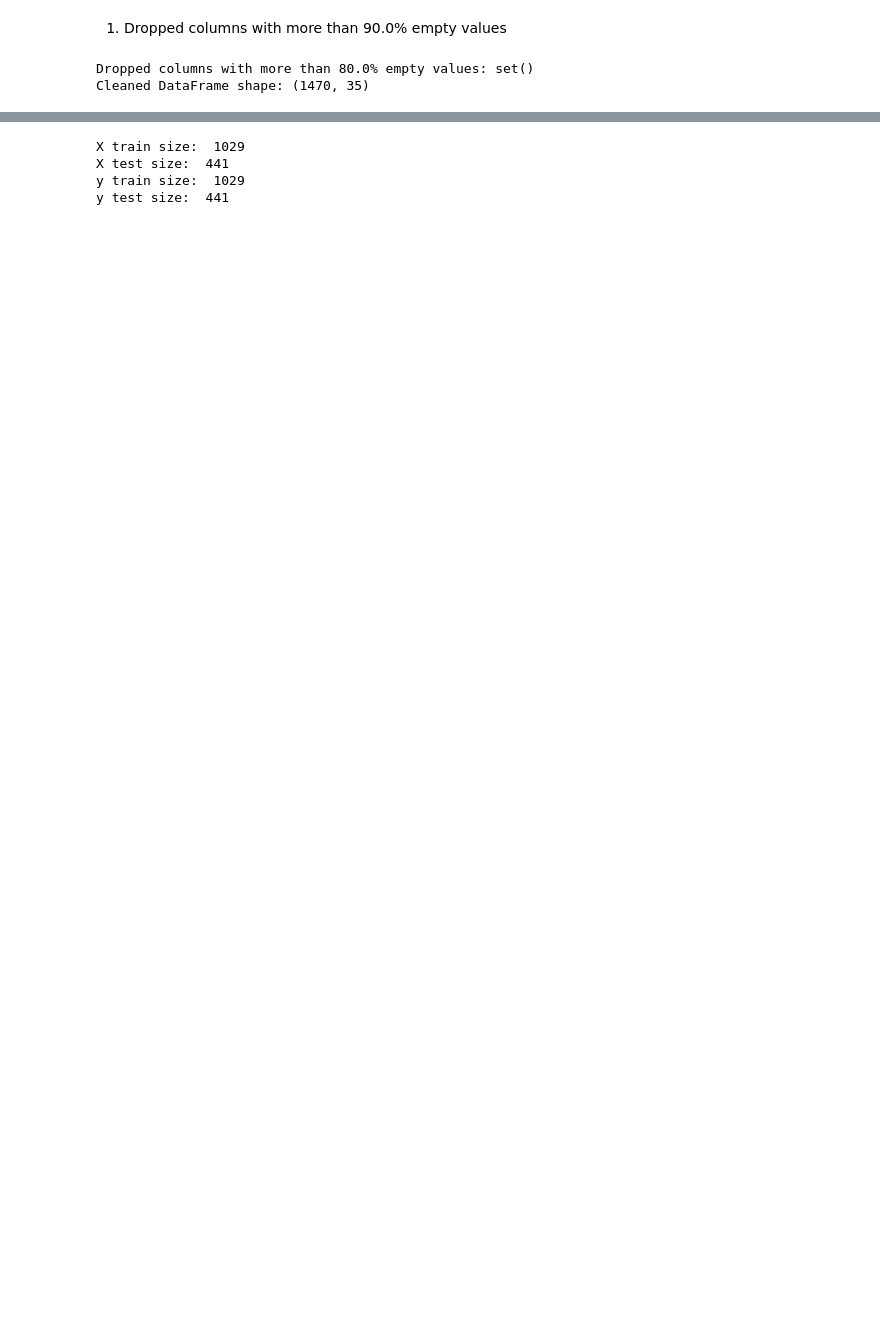
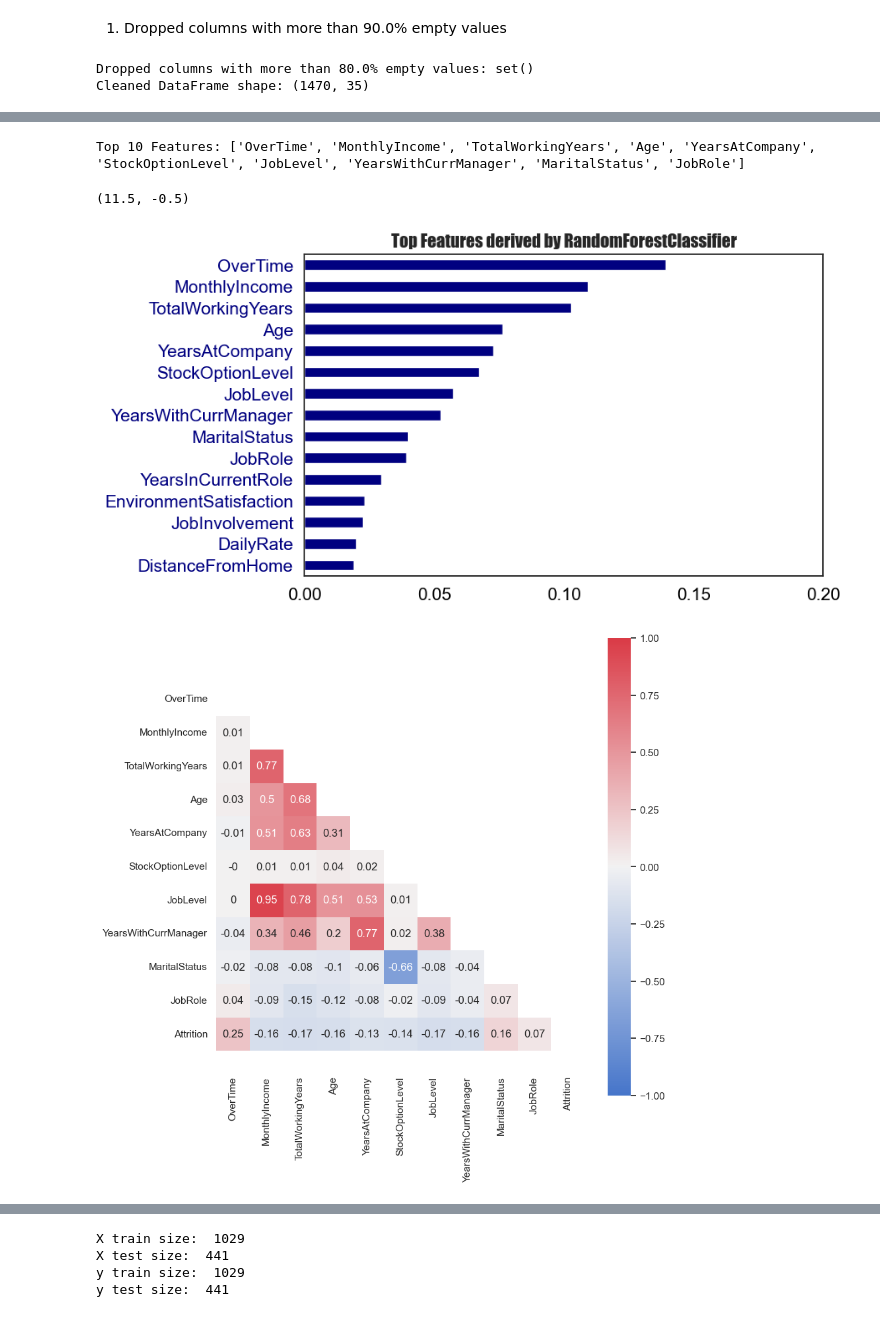
Before and after one commit to mjdarvishi/Employee_attrition_machine_learning, a Jupyter notebook: v2.ipynb, the cells around one changed output, grey strips where cells are left out. Saved outputs shown, nothing was run; the diff lists cells and outputs as text; code cells hidden in the pictures; blank space fills up the shorter version.

```diff
--- a/v2.ipynb
+++ b/v2.ipynb
@@ -194,0 +183,44 @@ df[categorical_columns] = df[categorical_columns].apply(lambda col: encoder.fit_
+# %%
+from sklearn.ensemble import RandomForestClassifier
+
+# define feature X and target y dataset (X and y are commonly used in sklearn)
+X, y = df.drop('Attrition', axis=1), df['Attrition']
+
+# use RandomForestClassifier to look for important key features
+n = 15    # specify n (top n features)
+rfc = RandomForestClassifier(random_state=42, n_estimators=200, max_depth=3)
+rfc_model = rfc.fit(X, y)
+pd.Series(rfc_model.feature_importances_, index=X.columns).nlargest(n).plot(kind='barh',
+    figsize=[8, n/3], color='navy').invert_yaxis()    # most important feature is on top, ie, descending order
+ticks_x = np.linspace(0, 0.2, 5)   # (start, end, number of ticks)
+plt.xticks(ticks_x, fontsize=15, color='black')
+plt.yticks(size=15, color='navy' )
+plt.title('Top Features derived by RandomForestClassifier', family='fantasy', size=15)
+top10_features = pd.Series(rfc_model.feature_importances_, index=X.columns).nlargest(10)
+print('Top 10 Features:', list(top10_features.index))
+
+# check for correlation between top 10 features
+X = df.loc[:, top10_features.index]
+y = df['Attrition']
+df_top10 = X.join(y)
+# correlation matrix heatmap visualization
+sns.set(style="white")
+# Generate a mask for the upper triangle
+mask = np.zeros_like(df_top10.corr(), dtype=bool)
+mask[np.triu_indices_from(mask)] = True
+# Set up the matplotlib figure to control size of heatmap
+fig, ax = plt.subplots(figsize=(9,9))
+# Create a custom color palette
+cmap = sns.diverging_palette(255, 10, as_cmap=True)  # as_cmap returns a matplotlib colormap object rather than a list of colors
+# Red=10, Green=128, Blue=255
+# Plot the heatmap
+sns.heatmap(df_top10.corr().round(2), mask=mask, annot=True, annot_kws={"size": 12}, square=True,
+            cmap=cmap , vmin=-1, vmax=1, ax=ax)  # annot=True display corr label
+# Prevent Heatmap Cut-Off Issue
+bottom, top = ax.get_ylim()
+ax.set_ylim(bottom+0.5, top-0.5)
+# %% [output]
+Top 10 Features: ['OverTime', 'MonthlyIncome', 'TotalWorkingYears', 'Age', 'YearsAtCompany', 'StockOptionLevel', 'JobLevel', 'YearsWithCurrManager', 'MaritalStatus', 'JobRole']
+(11.5, -0.5)
+[figure, added]
+[figure, added]
```
Also changed, not shown: parts of 12 cells of this notebook.
